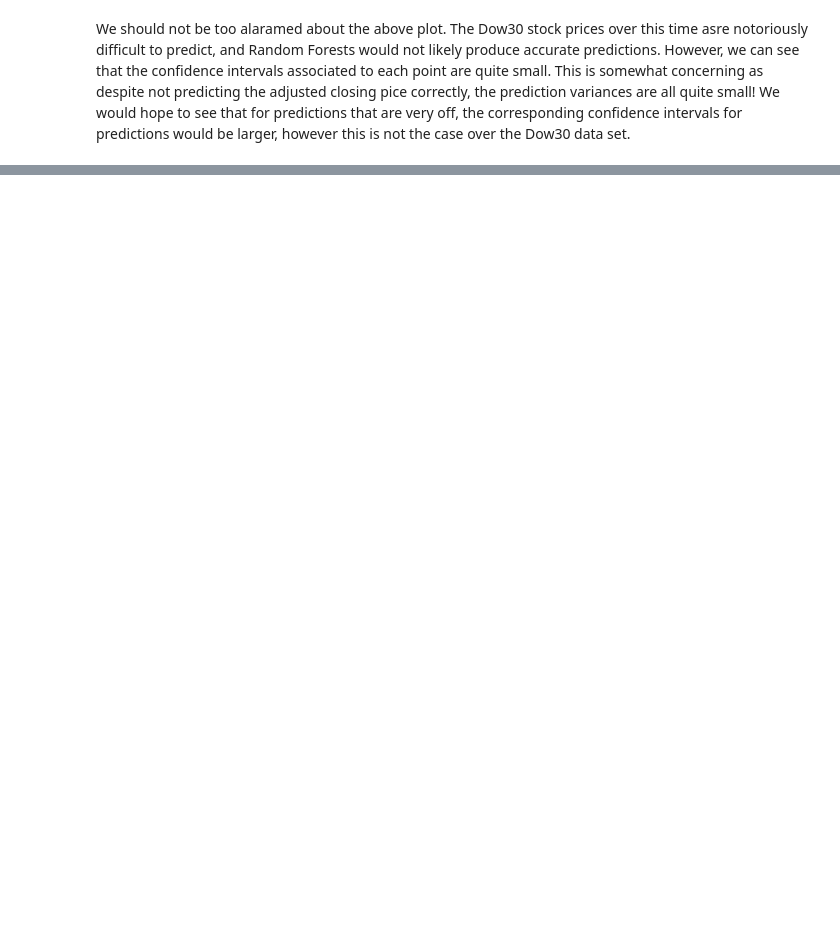
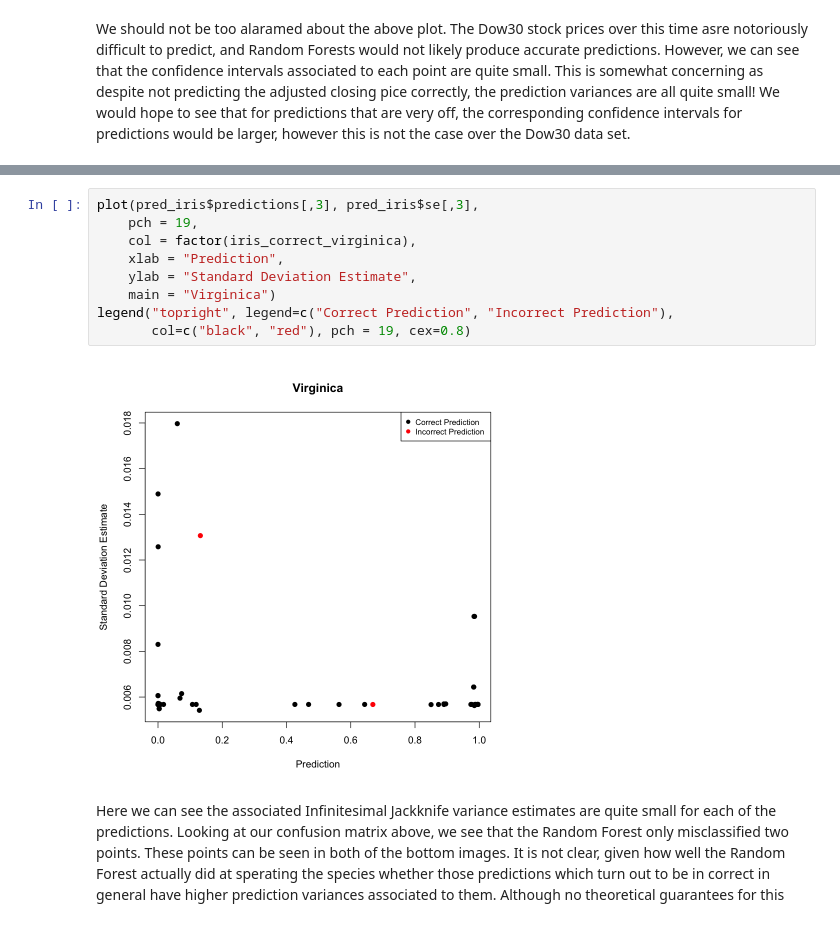
Before and after one commit to lewisblake/CSCI575, a Jupyter notebook: TheoryProject/experiments.ipynb, the cells around one changed output, grey strips where cells are left out. Drawn from its saved outputs; the diff is of its cells as text; blank space fills up the shorter version.

```diff
--- a/TheoryProject/experiments.ipynb
+++ b/TheoryProject/experiments.ipynb
@@ -396,0 +538,13 @@ We should not be too alaramed about the above plot. The Dow30 stock prices over
+# %%
+plot(pred_iris$predictions[,3], pred_iris$se[,3],
+    pch = 19,
+    col = factor(iris_correct_virginica),
+    xlab = "Prediction",
+    ylab = "Standard Deviation Estimate",
+    main = "Virginica")
+legend("topright", legend=c("Correct Prediction", "Incorrect Prediction"),
+       col=c("black", "red"), pch = 19, cex=0.8)
+# %% [output]
+[figure, added]
+# %% [markdown]
+Here we can see the associated Infinitesimal Jackknife variance estimates are quite small for each of the predictions. Looking at our confusion matrix above, we see that the Random Forest only misclassified two points. These points can be seen in both of the bottom images.  It is not clear, given how well the Random Forest actually did at sperating the species whether those predictions which turn out to be in correct in general have higher prediction variances associated to them. Although no theoretical guarantees for this
```
Also changed, not shown: parts of 17 cells of this notebook.
